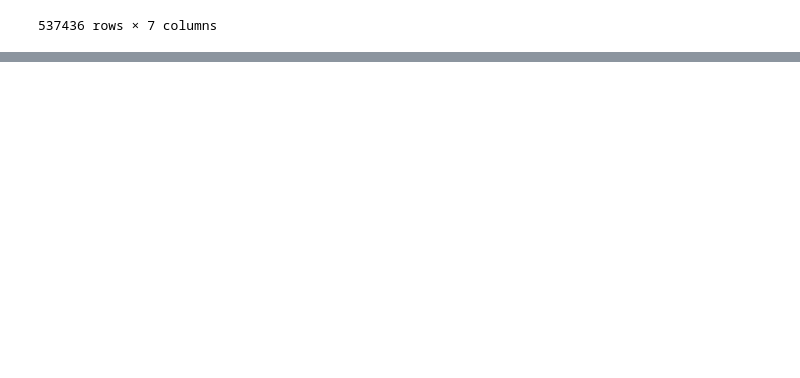
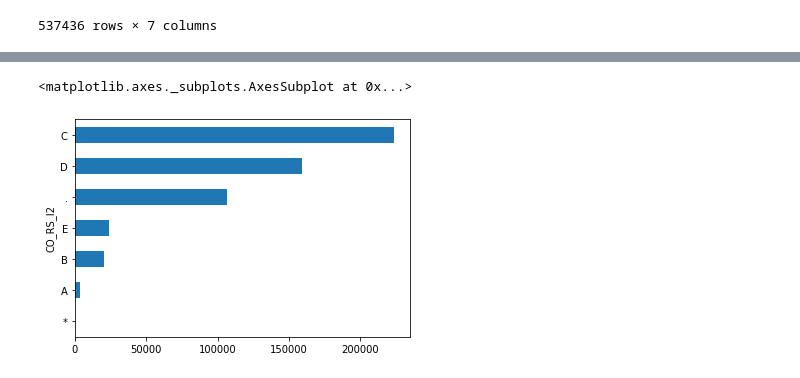
Before and after one commit to PGabriel-MB/EnandePercepcao, a Jupyter notebook: Untitled.ipynb, the cells around one changed output, grey strips where cells are left out. Cells and saved outputs as stored; diff of their text form; code cells hidden in the pictures; blank space fills up the shorter version.

```diff
--- a/Untitled.ipynb
+++ b/Untitled.ipynb
@@ -47,0 +62,14 @@ df.rename(columns={
+# %%
+# Dificuldade em realizar as questões sobre 'Componente Específico'
+df.groupby('CO_RS_I2').size().sort_values().plot(kind='barh')
+
+# A - Muito Fácil
+# B - Fácil
+# C - Médio
+# D - Difícil
+# E - Muito Difíl
+# * - Anulada
+# . - Não Respondeu
+# %% [output]
+<matplotlib.axes._subplots.AxesSubplot at 0x...>
+[figure, added]
```
Also changed, not shown: parts of 4 cells of this notebook.
